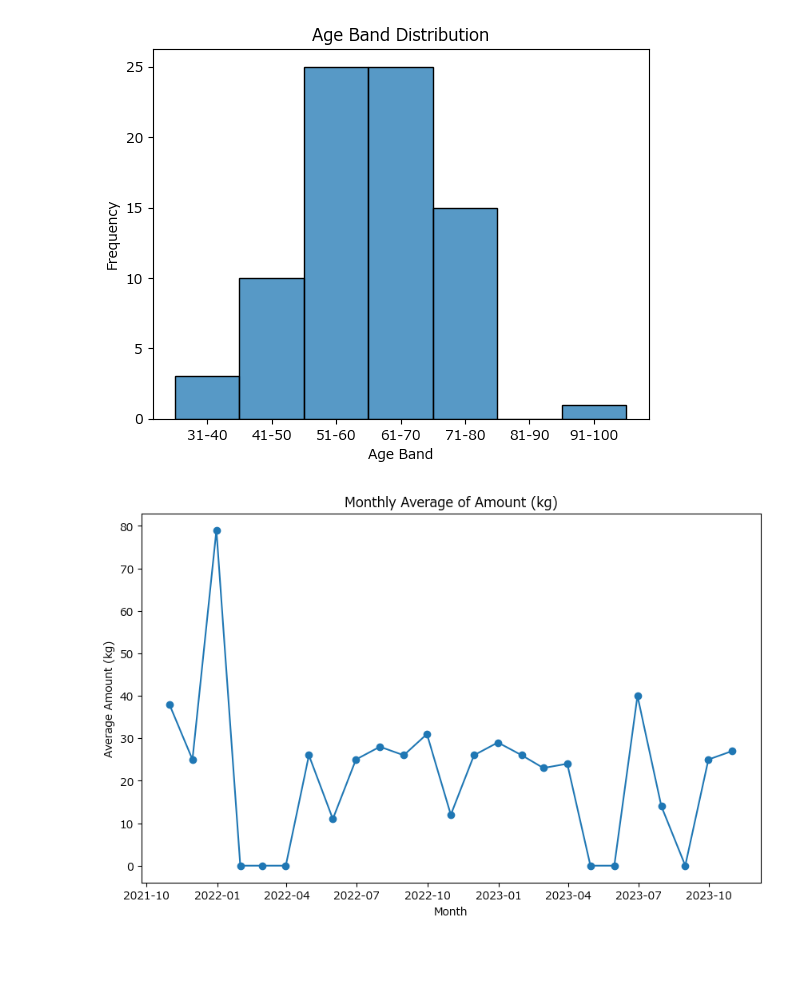
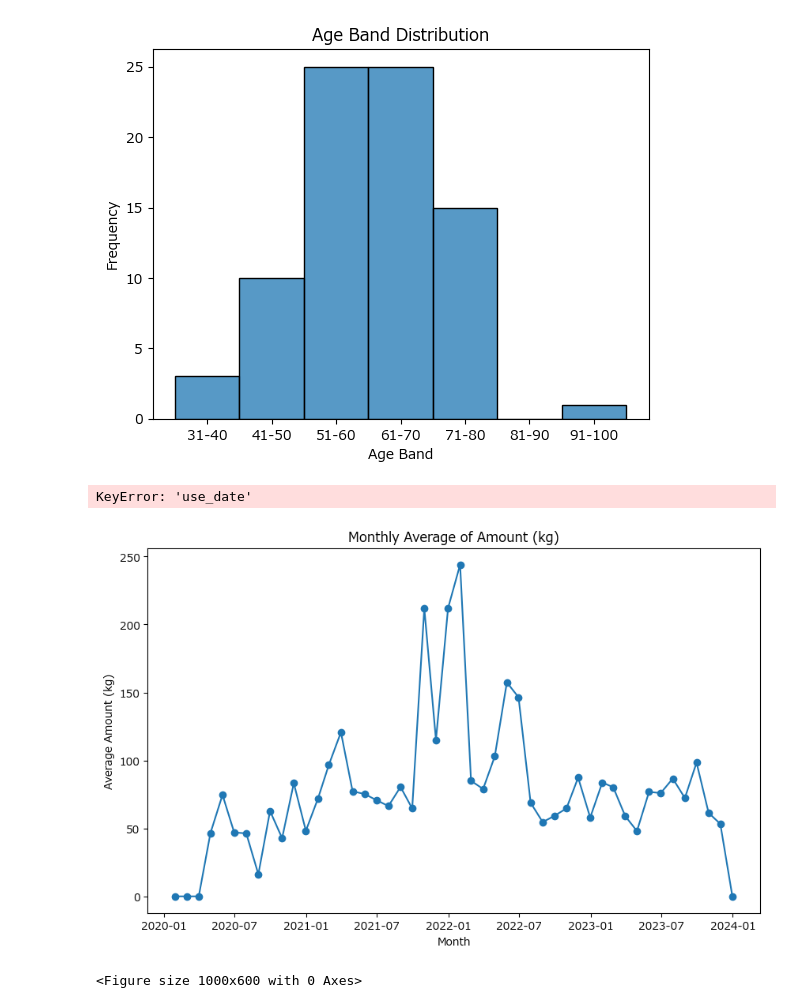
Before and after one commit to Naoya-Yasuda/MANABI_DX_QUEST_2023_PrePoC, a Jupyter notebook: notebook/visualization_point_history.ipynb, the cells around one changed output. Saved outputs shown, nothing was run; the diff lists cells and outputs as text; code cells hidden in the pictures; blank space fills up the shorter version.

```diff
--- a/notebook/visualization_point_history.ipynb
+++ b/notebook/visualization_point_history.ipynb
@@ -30,6 +30,8 @@ plt.rcParams['font.family'] = 'Meiryo'
 # point_history.csvの読み込み
 file_path_point_history = 'data/input/point_history_cleansing.csv'
 df_point_history = pd.read_csv(file_path_point_history)
+
+df_point_history = df_point_history.drop(columns=[‘total_amount’])    # 'total_amount'は全部N
 # %%
 # user_info.csvの読み込み
 file_path_user_info = 'data/input/user_info_cleansing.csv'
@@ -187,23 +182,36 @@ plt.show()
 # %% [output]
 [figure]
 # %%
-# 1位の人のamount_kgの推移を確認
-# 1位の人のデータのみ抽出
-df_merge_first = df_merge[df_merge['user_id'] == 3127]
-df_merge_first = df_merge_first.sort_values(by='use_date', ascending=True)
+# 特定の人のamount_kgの推移を確認
+# 特定の人のデータのみ抽出
+target_user_id = 1152
+df_merge_target = df_merge[df_merge['user_id'] == target_user_id]
+df_merge_target = df_merge_target.sort_values(by='use_date', ascending=True)
 
-df_merge_first['use_date'] = pd.to_datetime(df_merge_first['use_date'])
+df_merge_target['use_date'] = pd.to_datetime(df_merge_target['use_date'])
 
 # use_dateを月ごとに集約（データ数が多すぎて折れ線グラフが見づらい）
-df_merge_first_monthly = df_merge_first[['use_date', 'amount_kg']].resample('M', on='use_date').sum()
+df_merge_target_monthly = df_merge_target[['use_date', 'amount_kg']].resample('M', on='use_date').sum()
 
 # 集約されたデータで折れ線グラフを作成
 plt.figure(figsize=(10, 6))
-plt.plot(df_merge_first_monthly.index, df_merge_first_monthly['amount_kg'], marker='o')
-
+plt.plot(df_merge_target_monthly.index, df_merge_target_monthly['amount_kg'], marker='o')
 plt.title('Monthly Average of Amount (kg)')
 plt.xlabel('Month')
 plt.ylabel('Average Amount (kg)')
+
+# データをすべて使って折れ線グラフを作成
+plt.figure(figsize=(10, 6))
+plt.plot(df_merge_target_monthly['use_date'], df_merge_target_monthly['rank_id'], marker='o')
+plt.title('rank')
+plt.xlabel('date')
+plt.ylabel('rank')
 plt.show()
+
+# coinが付与され始めた時期のデータを表示
+filtered_df  = df_merge_target[df_merge_target['coin'] > 0]
+filtered_df.head()
 # %% [output]
+KeyError: 'use_date'
-[figure, old version]
+[figure, new version]
+<Figure size 1000x600 with 0 Axes>
```
Also changed, not shown: parts of 6 cells of this notebook.
